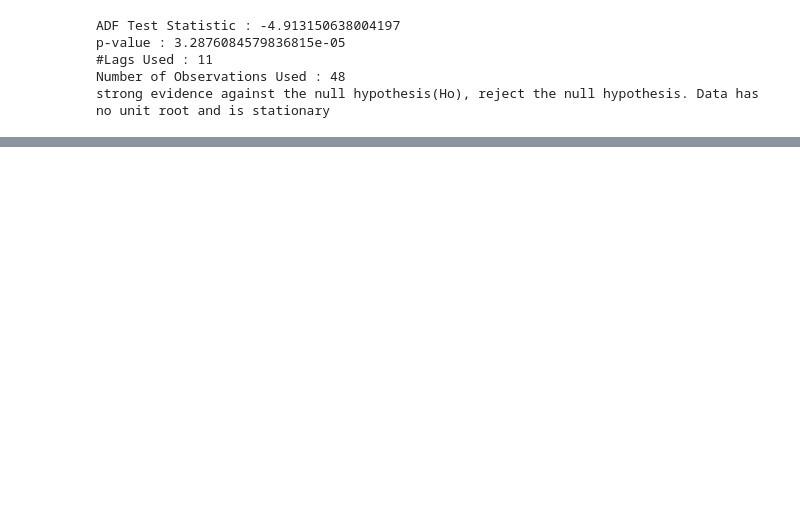
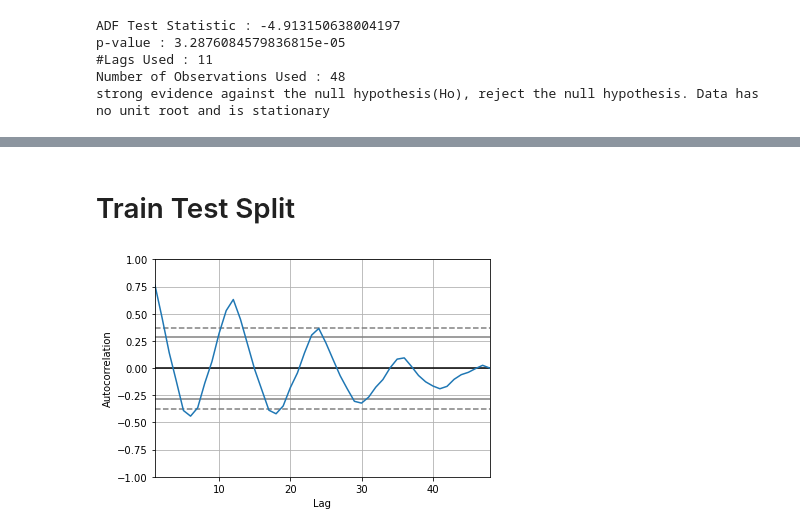
Before and after one commit to ayush0605/Demand-Forecasting-using-Python, a Jupyter notebook: Data_Preprocessing.ipynb, the cells around one changed output, grey strips where cells are left out. Cells and saved outputs as stored; diff of their text form; code cells hidden in the pictures; blank space fills up the shorter version.

Commit message:
Updated version Train test split and arima model added

```diff
--- a/Data_Preprocessing.ipynb
+++ b/Data_Preprocessing.ipynb
@@ -290,0 +289,11 @@ AttributeError: Memoryview is not initialized
+# %% [markdown]
+# Train Test Split
+# %%
+train_data = monthly_data[:len(monthly_data)-12]
+test_data = monthly_data[len(monthly_data)-12:]
+# %%
+from pandas.plotting import autocorrelation_plot
+autocorrelation_plot(train_data['Sales'])
+plt.show()
+# %% [output]
+[figure, added]
```
Also changed, not shown: parts of 14 cells of this notebook.
